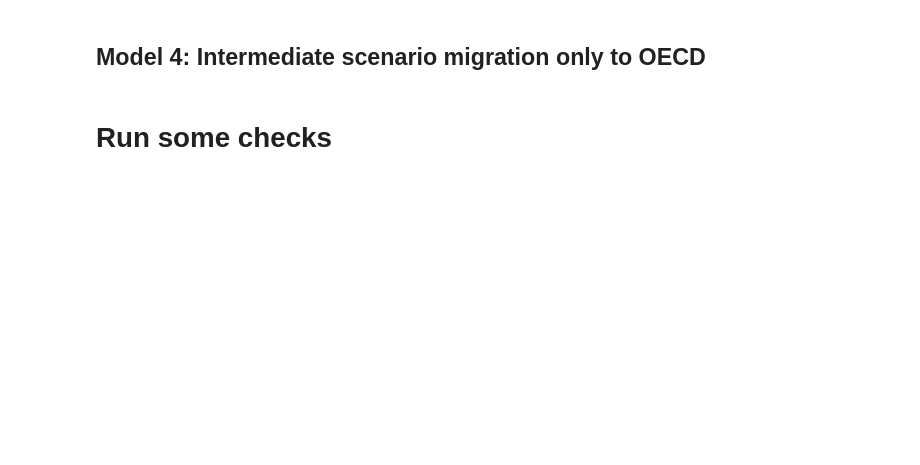
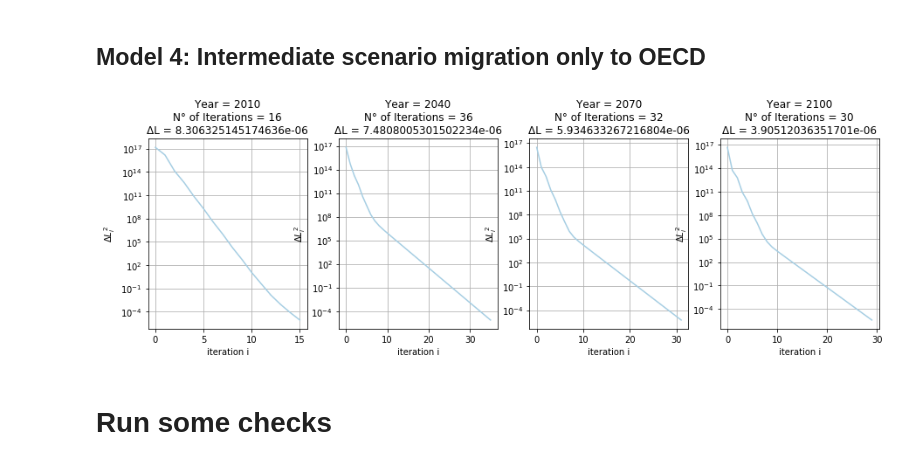
Before and after one commit to hscheewel/GeographyOfClimateMigration, a Jupyter notebook: model.ipynb, the cells around one changed output. Saved outputs shown, nothing was run; the diff lists cells and outputs as text; code cells hidden in the pictures; blank space fills up the shorter version.

```diff
--- a/model.ipynb
+++ b/model.ipynb
@@ -900,8 +909,12 @@ m3.simulate(report=True, report_from=0, max_iter=50)
 # %%
 m4 = model(name='intermediate', tol=1e-5, scenario='intermediate',south_south_mig=False)
 m4.correct_south_south()
+m4.calib_kappa()
+m4.calib_A()
 m4.calib_epsilon()
-m4.calib_kappa()
 m4.calib_migcosts()
 m4.fertility()
 m4.simulate(report=True, report_from=0, max_iter=50)
+m4.urbanization()
+# %% [output]
+[figure, added]
```
Also changed, not shown: parts of 9 cells of this notebook.
